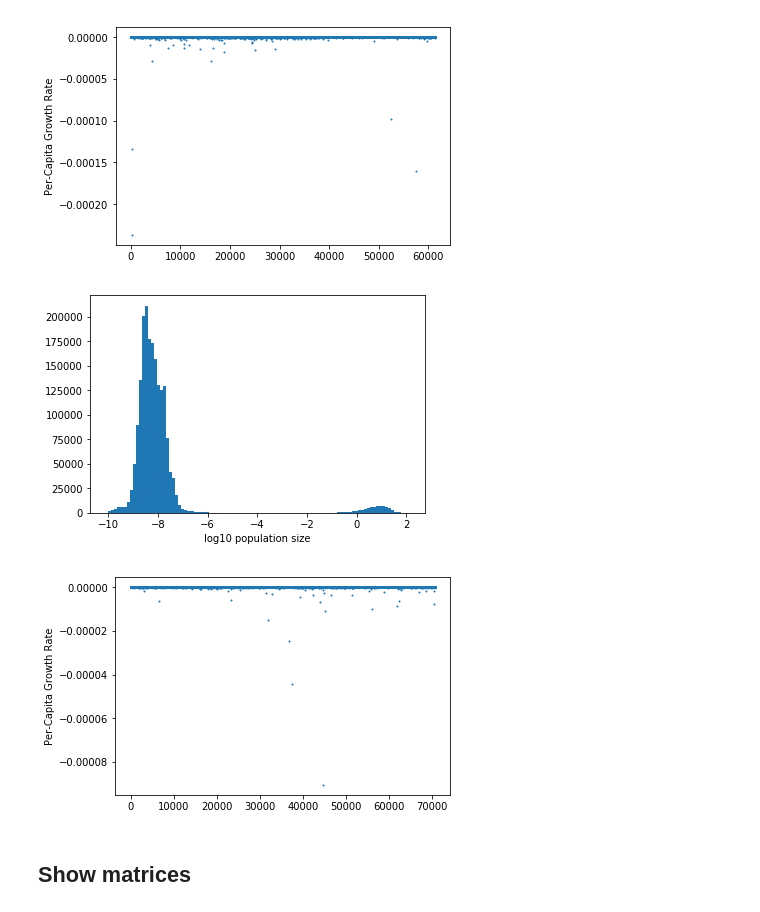
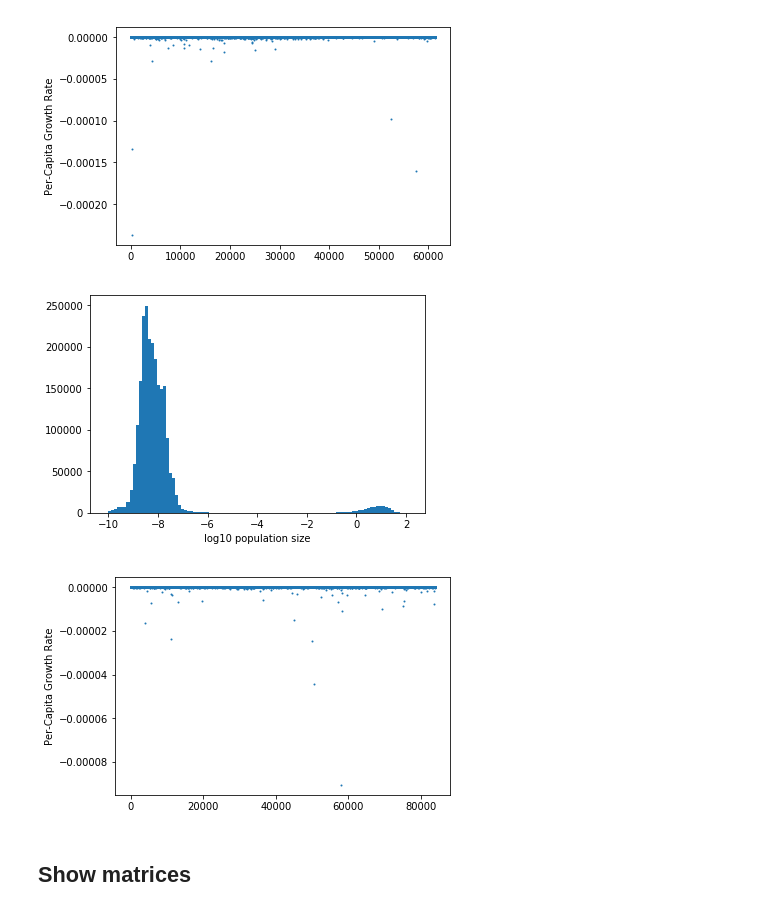
Before and after one commit to Emergent-Behaviors-in-Biology/microbiome-patterns, a Jupyter notebook: A Minimal Model for Microbial Biodiversity.ipynb, the cells around one changed output. Saved outputs shown, nothing was run; the diff lists cells and outputs as text; code cells hidden in the pictures.

```diff
--- a/A Minimal Model for Microbial Biodiversity.ipynb
+++ b/A Minimal Model for Microbial Biodiversity.ipynb
@@ -77,21 +77,3 @@ plt.show()
 # %% [output]
 [figure]
 [figure]
-# %%
-with open('data/EMP2.dat','rb') as f:
-    N0,R0,params,metadata = pickle.load(f)
-EMP = Community([N0,R0],dynamics,params)
-EMP.metadata=metadata
-
-N1 = EMP.N.values.reshape(-1)
-plt.hist(np.log10(N1[N1>0]),bins=30)
-plt.show()
-
-dlogNdt = pd.DataFrame(np.asarray(list(map(dNdt,EMP.N.T.values,EMP.R.T.values,params))).T,
-                       index=EMP.N.index,columns=EMP.N.columns)/EMP.N
-dlogNdt1 = dlogNdt.values.reshape(-1)
-
-fig,ax = plt.subplots()
-ax.plot(dlogNdt1[N1>0],'o',markersize=1)
-ax.set_ylabel('Per-Capita Growth Rate')
-plt.show()
@@ -259,7 +191,7 @@ For these simulations, we focus on the role of the externally supplied nutrients
 with open('data/HMP_env_family.dat','rb') as f:
     N,R,params_1,R0,metadata = pickle.load(f)
 #Append information about resource mixtures
-alpha = np.linspace(0,1,300)
+alpha = np.linspace(0,1,int(round(len(N.T)/3)))
 metadata['alpha'] = np.hstack((alpha,alpha,alpha))
 #Remove failed runs
 composite = N.T.join(metadata).join(R0.T)
@@ -281,7 +213,7 @@ HMP.metadata=metadata
 with open('data/HMP_env.dat','rb') as f:
     N,R,params_1,R0,metadata = pickle.load(f)
 #Append information about resource mixtures
-alpha = np.linspace(0,1,300)
+alpha = np.linspace(0,1,int(round(len(N.T)/3)))
 metadata['alpha'] = np.hstack((alpha,alpha,alpha))
 #Remove failed runs
 composite = N.T.join(metadata).join(R0.T)
@@ -324,24 +256,24 @@ plt.show()
 # %%
 #look at population sizes
 N1 = HMP_nofamily.N.values.reshape(-1)
 plt.hist(np.log10(N1[N1>0]),bins=100)
 plt.gca().set_xlabel('log10 population size')
 plt.show()
 #Cut off numerical errors
 HMP_nofamily.N[HMP_nofamily.N<1e-4] = 0
 
 #Compute per-capita growth rate
-dlogNdt = pd.DataFrame(np.asarray(list(map(dNdt,HMP_nofamily.N.T.values,HMP_nofamily.R.T.values,params))).T,
+dlogNdt = pd.DataFrame(np.asarray(list(map(dNdt,HMP_nofamily.N.T.values,HMP_nofamily.R.T.values,HMP_nofamily.params))).T,
                        index=HMP_nofamily.N.index,columns=HMP_nofamily.N.columns)/HMP_nofamily.N
 dlogNdt1 = dlogNdt.values.reshape(-1)
 N1 = HMP_nofamily.N.values.reshape(-1)
 fig,ax = plt.subplots()
 ax.plot(dlogNdt1[N1>0],'o',markersize=1)
 ax.set_ylabel('Per-Capita Growth Rate')
 plt.show()
 # %% [output]
-[figure, old version]
+[figure, new version]
-[figure, old version]
+[figure, new version]
 # %% [markdown]
 ## Show matrices
 # %%
```
Also changed, not shown: parts of 19 cells of this notebook, 24 other files.
